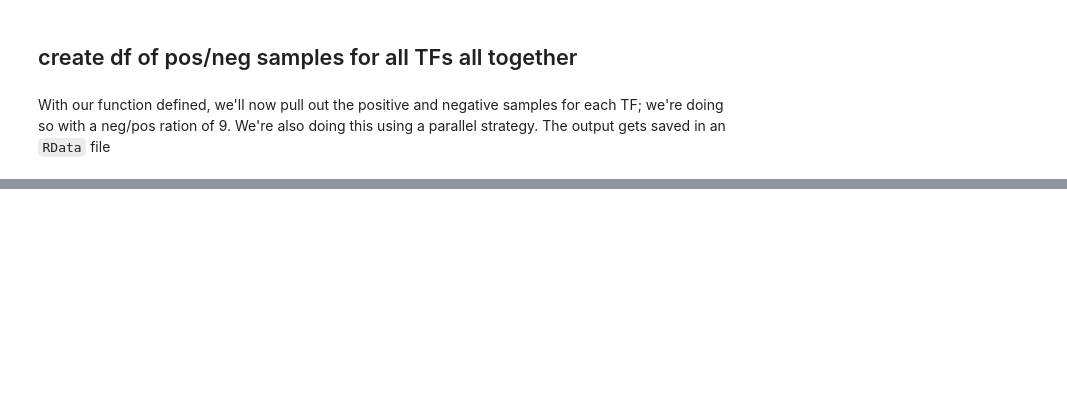
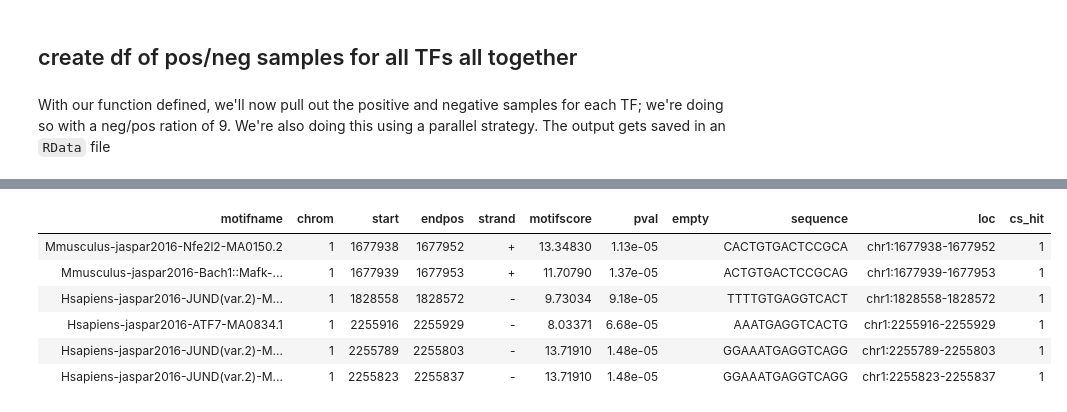
Before and after one commit to PriceLab/trena_footprinting_notebooks, a Jupyter notebook: construct_motif_dataset.ipynb, the cells around one changed output, grey strips where cells are left out. Drawn from its saved outputs; the diff is of its cells as text; code cells hidden in the pictures; blank space fills up the shorter version.

```diff
--- a/construct_motif_dataset.ipynb
+++ b/construct_motif_dataset.ipynb
@@ -64,10 +78,11 @@ Now we want to use our motif-TF mapping to make a list of all TFs and their moti
 # create a list of lists (poor sub for dict) for TFs -> motifs and motifs -> TFs
 # only use jaspar motifs
 
-TF.motif.pairs <- as.tbl(read.csv("text_data_files/motif_to_tf_mappings_with_tfclass_include_multiple.csv",
-                            stringsAsFactors=FALSE))
+#TF.motif.pairs <- as.tbl(read.csv("text_data_files/motif_to_tf_mappings_with_tfclass_include_multiple.csv",
+#                            stringsAsFactors=FALSE))
 
-TF.motif.pairs.jaspar <- subset(TF.motif.pairs, grepl("^MA[0-9]", motif) )
+TF.motif.pairs <- as.tbl(TF.motif.pairs)
+TF.motif.pairs.jaspar <- subset(TF.motif.pairs, grepl("MA\\d{4}\\.\\d$", motif) )
 
 TFs.to.motifs <- list()
 for (TF in cs.tf.matches) {
@@ -152,8 +162,9 @@ create.TF.df <- function(TF, neg.pos.ratio=10, verbose=FALSE) {
                                   user="trena",
                                   password="trena",
                                   dbname="fimo",
-                                  host="whovian",
-                                  port="5432")
+                                  #host="whovian", #Changing this to khaleesi
+                                  #port="5432")
+                                  host = "localhost")
     tbl.fimo.dplyr <- tbl(db.fimo.dplyr, "fimo_hg38")
 
     # regions locs we can compute on but hits have TF info so need both
@@ -229,33 +240,15 @@ With our function defined, we'll now pull out the positive and negative samples
 # ratio of negative to positve examples in data set
 pnr=9
 # %%
-# make a cluster for parallel computing
-cl <- makePSOCKcluster(11)
-clusterEvalQ(cl, {
-    library(DBI)
-    library(RPostgreSQL)
-    library(dplyr)
-    library(GenomicRanges)
-})
-registerDoParallel(cl)
-
 # parallel loop over all TFs
 sorted.TF.names <- sort(names(TFs.to.motifs))
 N.TF <- length(sorted.TF.names)
 
-all.TF.df <- foreach(i.TF=1:N.TF,
-                     .inorder=FALSE,
-                     .combine=rbind,
-                     .packages=c("DBI", "RPostgreSQL", "dplyr", "GenomicRanges")) %dopar% {
-    TFname <- sorted.TF.names[[i.TF]]
-    create.TF.df(TFname, neg.pos.ratio=pnr, verbose=TRUE)
-}
-
-# clean up after parallel setup
-stopCluster(cl)
-registerDoSEQ()
+register(MulticoreParam(workers = 20, stop.on.error = FALSE, log = TRUE), default = TRUE)
+all.TF.df <- bplapply(sorted.TF.names, create.TF.df, neg.pos.ratio = pnr, verbose = TRUE)
+all.TF.df <- bind_rows(all.TF.df)
 
 # save data
-fname=paste("/ssd/mrichard/data/all.TF.fimo.samples.ratio.",pnr,".df.RData", sep="")
+fname=paste0("/ssd/mrichard/data/all.TF.fimo.samples.ratio.",pnr,".df.RData")
 save(all.TF.df, file=fname)
 # %% [output]
@@ -290,0 +273,14 @@ Warning message:
+# %%
+all.TF.df <- bind_rows(all.TF.df)
+# %%
+head(all.TF.df)
+fname=paste0("/ssd/mrichard/data/all.TF.fimo.samples.ratio.",pnr,".df.RData")
+save(all.TF.df, file=fname)
+# %% [output]
+| motifname | chrom | start | endpos | strand | motifscore | pval | empty | sequence | loc | cs_hit |
+| Mmusculus-jaspar2016-Nfe2l2-MA0150.2 | 1 | 1677938 | 1677952 | + | 13.34830 | 1.13e-05 |  | CACTGTGACTCCGCA | chr1:1677938-1677952 | 1 |
+| Mmusculus-jaspar2016-Bach1::Mafk-... | 1 | 1677939 | 1677953 | + | 11.70790 | 1.37e-05 |  | ACTGTGACTCCGCAG | chr1:1677939-1677953 | 1 |
+| Hsapiens-jaspar2016-JUND(var.2)-M... | 1 | 1828558 | 1828572 | - | 9.73034 | 9.18e-05 |  | TTTTGTGAGGTCACT | chr1:1828558-1828572 | 1 |
+| Hsapiens-jaspar2016-ATF7-MA0834.1 | 1 | 2255916 | 2255929 | - | 8.03371 | 6.68e-05 |  | AAATGAGGTCACTG | chr1:2255916-2255929 | 1 |
+| Hsapiens-jaspar2016-JUND(var.2)-M... | 1 | 2255789 | 2255803 | - | 13.71910 | 1.48e-05 |  | GGAAATGAGGTCAGG | chr1:2255789-2255803 | 1 |
+| Hsapiens-jaspar2016-JUND(var.2)-M... | 1 | 2255823 | 2255837 | - | 13.71910 | 1.48e-05 |  | GGAAATGAGGTCAGG | chr1:2255823-2255837 | 1 |
```
Also changed, not shown: parts of 16 cells of this notebook, 18 other files.
